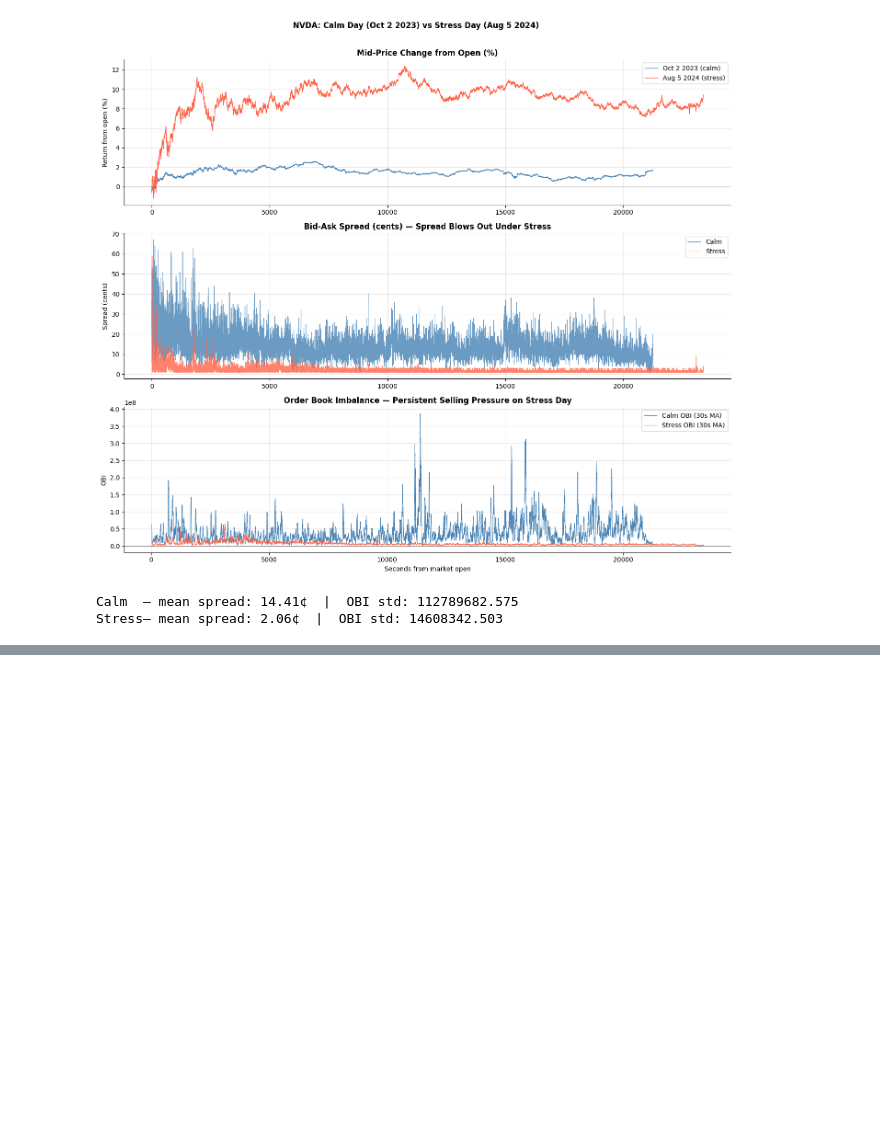
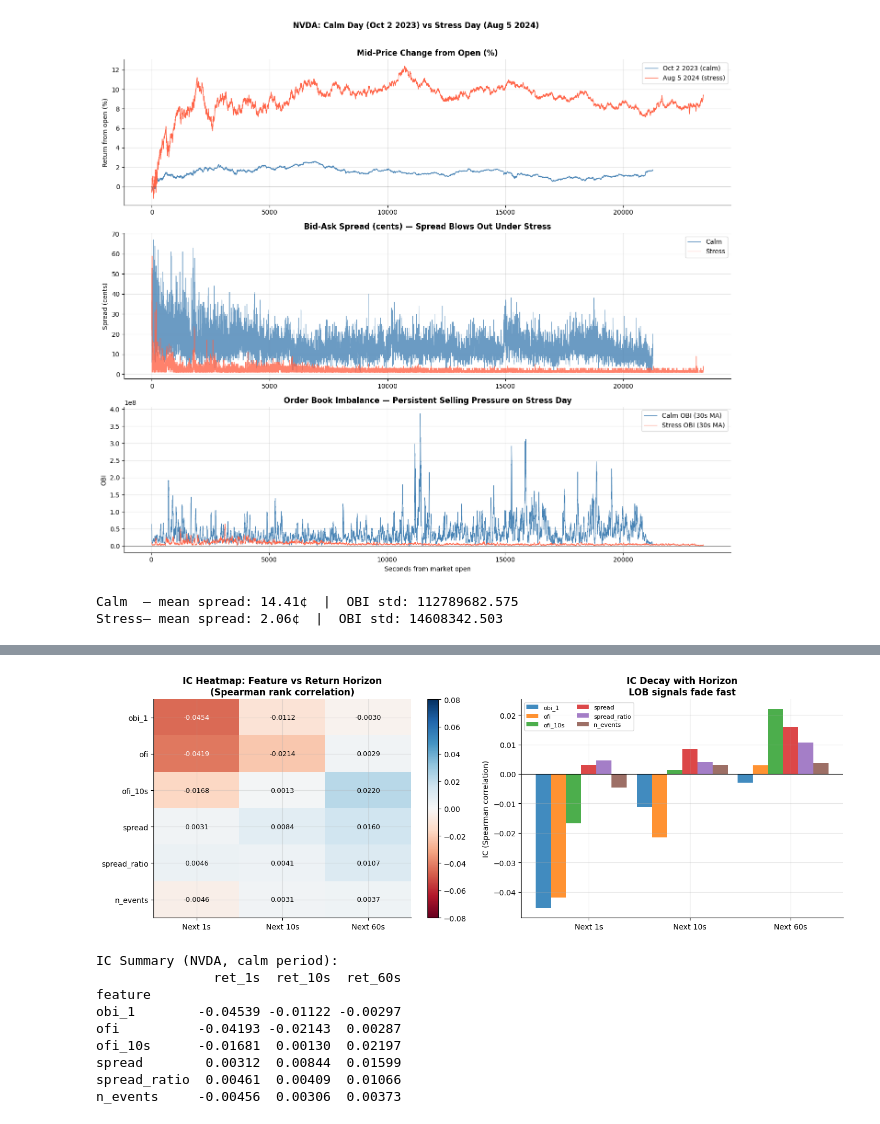
Before and after one commit to harrodyuan/DS4FE, a Jupyter notebook: DS4FE_Part4_LOB_Features.ipynb, the cells around one changed output, grey strips where cells are left out. Drawn from its saved outputs; the diff is of its cells as text; code cells hidden in the pictures; blank space fills up the shorter version.

```diff
--- a/DS4FE_Part4_LOB_Features.ipynb
+++ b/DS4FE_Part4_LOB_Features.ipynb
@@ -487,0 +597,62 @@ The calm-versus-stress comparison makes the economic stakes concrete. On August
+# %%
+from scipy import stats
+
+FEATURE_COLS = ['obi_1', 'ofi', 'ofi_10s', 'spread', 'spread_ratio', 'n_events']
+TARGET_COLS  = ['ret_1s', 'ret_10s', 'ret_60s']
+
+ic_rows = []
+for feat in FEATURE_COLS:
+    row = {'feature': feat}
+    for tgt in TARGET_COLS:
+        valid = nvda_feat[[feat, tgt]].dropna()
+        ic, pval = stats.spearmanr(valid[feat], valid[tgt])
+        row[tgt] = ic
+        row[f'{tgt}_pval'] = pval
+    ic_rows.append(row)
+
+ic_df = pd.DataFrame(ic_rows).set_index('feature')
+
+# Plot as heatmap
+fig, axes = plt.subplots(1, 2, figsize=(14, 5))
+
+ic_vals = ic_df[TARGET_COLS]
+im = axes[0].imshow(ic_vals.values, cmap='RdBu', vmin=-0.08, vmax=0.08, aspect='auto')
+axes[0].set_xticks(range(len(TARGET_COLS)))
+axes[0].set_xticklabels(['Next 1s', 'Next 10s', 'Next 60s'], fontsize=10)
+axes[0].set_yticks(range(len(FEATURE_COLS)))
+axes[0].set_yticklabels(FEATURE_COLS, fontsize=10)
+for i in range(len(FEATURE_COLS)):
+    for j in range(len(TARGET_COLS)):
+        axes[0].text(j, i, f'{ic_vals.iloc[i,j]:.4f}', ha='center', va='center', fontsize=9,
+                     color='white' if abs(ic_vals.iloc[i,j]) > 0.04 else 'black')
+plt.colorbar(im, ax=axes[0])
+axes[0].set_title('IC Heatmap: Feature vs Return Horizon\n(Spearman rank correlation)', fontweight='bold')
+
+# IC decay bar chart for top features
+x = np.arange(len(TARGET_COLS))
+width = 0.15
+for i, feat in enumerate(FEATURE_COLS):
+    vals = [ic_df.loc[feat, t] for t in TARGET_COLS]
+    axes[1].bar(x + i*width, vals, width, label=feat, alpha=0.85)
+axes[1].axhline(0, color='black', linewidth=0.8)
+axes[1].set_xticks(x + width*len(FEATURE_COLS)/2)
+axes[1].set_xticklabels(['Next 1s', 'Next 10s', 'Next 60s'])
+axes[1].set_ylabel('IC (Spearman correlation)')
+axes[1].set_title('IC Decay with Horizon\nLOB signals fade fast', fontweight='bold')
+axes[1].legend(fontsize=8, ncol=2)
+plt.tight_layout()
+plt.show()
+
+print('IC Summary (NVDA, calm period):')
+print(ic_df[TARGET_COLS].round(5))
+# %% [output]
+[figure, added]
+IC Summary (NVDA, calm period):
+               ret_1s  ret_10s  ret_60s
+feature
+obi_1        -0.04539 -0.01122 -0.00297
+ofi          -0.04193 -0.02143  0.00287
+ofi_10s      -0.01681  0.00130  0.02197
+spread        0.00312  0.00844  0.01599
+spread_ratio  0.00461  0.00409  0.01066
+n_events     -0.00456  0.00306  0.00373
```
Also changed, not shown: parts of 11 cells of this notebook.
